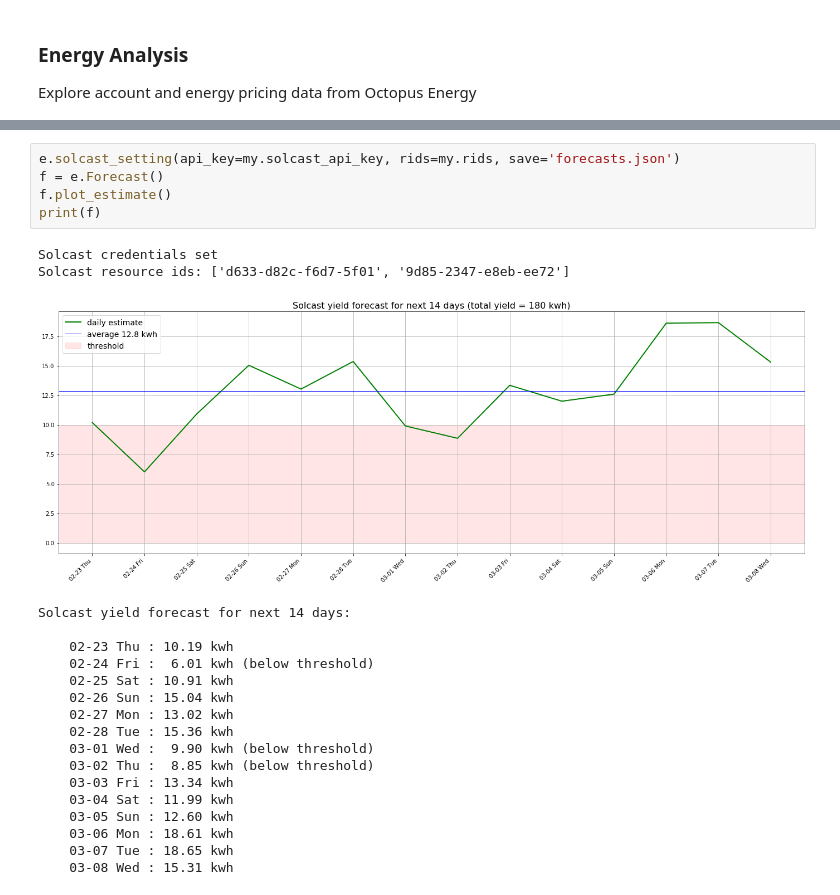
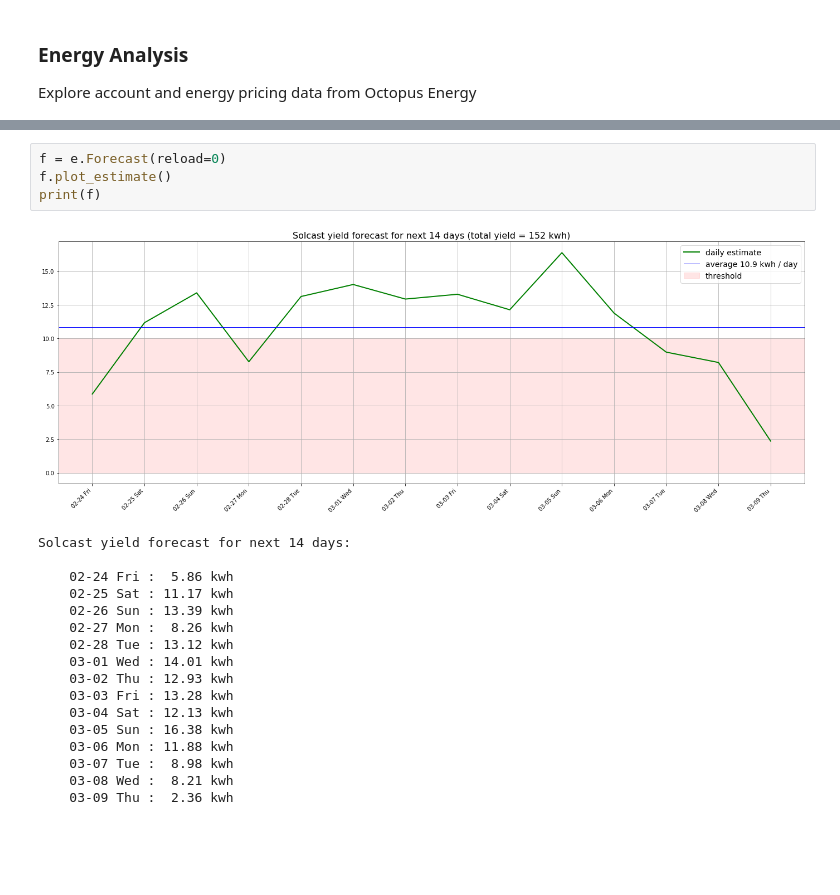
Before and after one commit to TonyM1958/Octopus, a Jupyter notebook: energy.ipynb, the cells around one changed output, grey strips where cells are left out. Saved outputs shown, nothing was run; the diff lists cells and outputs as text; blank space fills up the shorter version.

```diff
--- a/energy.ipynb
+++ b/energy.ipynb
@@ -52,27 +61,24 @@ code: VAR-22-10-01   display_name:   Flexible Octopus
 
 ** no 30 minute pricing for Flexible Octopus October 2022 v1 (VAR-22-10-01)
-# %%
-e.solcast_setting(api_key=my.solcast_api_key, rids=my.rids, save='forecasts.json')
-f = e.Forecast()
-f.plot_estimate()
-print(f)
-# %% [output]
-Solcast credentials set
-Solcast resource ids: ['d633-d82c-f6d7-5f01', '9d85-2347-e8eb-ee72']
-[figure, removed]
-Solcast yield forecast for next 14 days:
-
-    02-23 Thu : 10.19 kwh
-    02-24 Fri :  6.01 kwh (below threshold)
-    02-25 Sat : 10.91 kwh
-    02-26 Sun : 15.04 kwh
-    02-27 Mon : 13.02 kwh
-    02-28 Tue : 15.36 kwh
-    03-01 Wed :  9.90 kwh (below threshold)
-    03-02 Thu :  8.85 kwh (below threshold)
-    03-03 Fri : 13.34 kwh
-    03-04 Sat : 11.99 kwh
-    03-05 Sun : 12.60 kwh
-    03-06 Mon : 18.61 kwh
-    03-07 Tue : 18.65 kwh
-    03-08 Wed : 15.31 kwh
+# %%
+f = e.Forecast(reload=0)
+f.plot_estimate()
+print(f)
+# %% [output]
+[figure, added]
+Solcast yield forecast for next 14 days:
+
+    02-24 Fri :  5.86 kwh
+    02-25 Sat : 11.17 kwh
+    02-26 Sun : 13.39 kwh
+    02-27 Mon :  8.26 kwh
+    02-28 Tue : 13.12 kwh
+    03-01 Wed : 14.01 kwh
+    03-02 Thu : 12.93 kwh
+    03-03 Fri : 13.28 kwh
+    03-04 Sat : 12.13 kwh
+    03-05 Sun : 16.38 kwh
+    03-06 Mon : 11.88 kwh
+    03-07 Tue :  8.98 kwh
+    03-08 Wed :  8.21 kwh
+    03-09 Thu :  2.36 kwh
```
Also changed, not shown: parts of 4 cells of this notebook, 2 other files.
